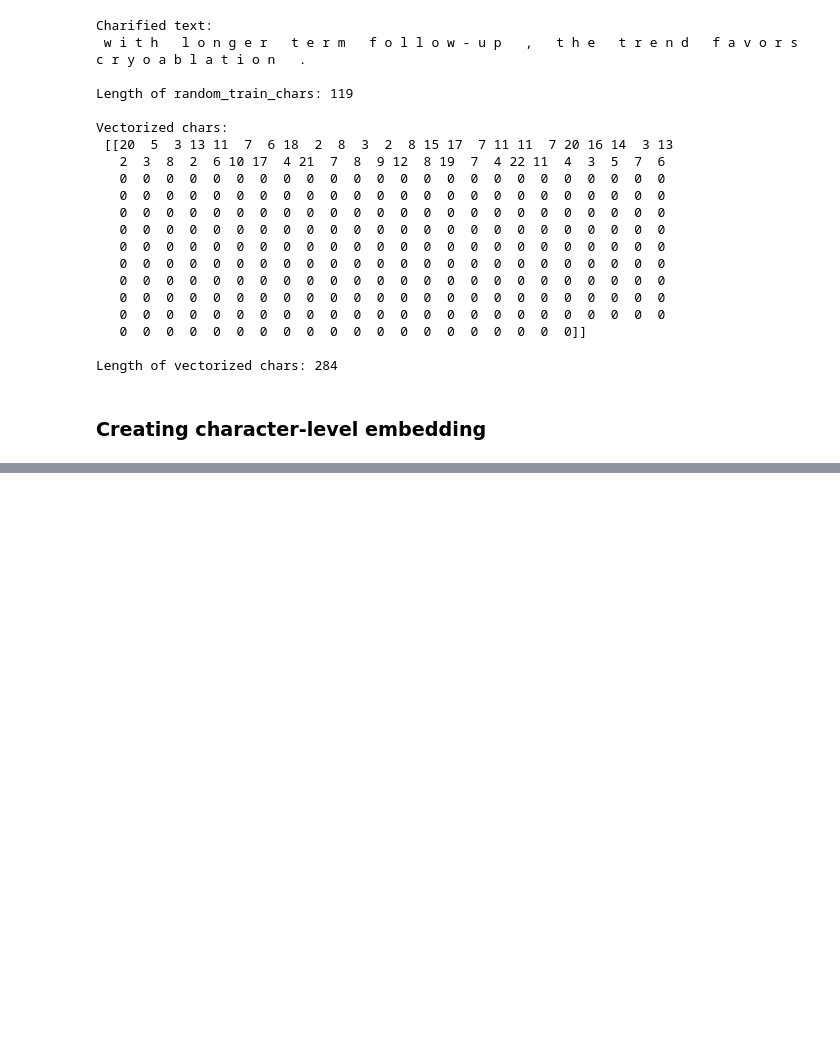
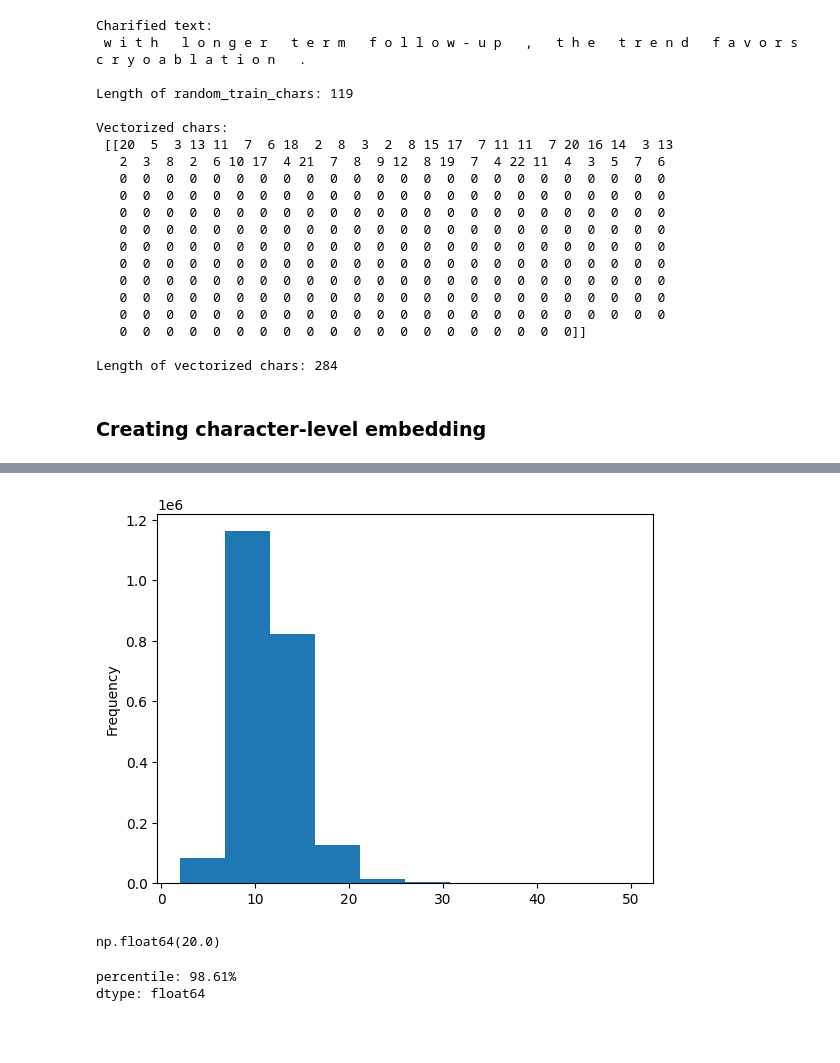
Before and after one commit to masrik-dev/skimlit-nlp-project, a Jupyter notebook: skimlit.ipynb, the cells around one changed output, grey strips where cells are left out. Saved outputs shown, nothing was run; the diff lists cells and outputs as text; code cells hidden in the pictures; blank space fills up the shorter version.

```diff
--- a/skimlit.ipynb
+++ b/skimlit.ipynb
@@ -423,0 +568,17 @@ Length of vectorized chars: 284
+# %%
+# Check the distributions of total lines
+train_df.total_lines.plot.hist();
+# %% [output]
+[figure, added]
+# %%
+# Check the coverage of a "total_lines" value of 20
+np.percentile(train_df.total_lines, 98)
+# %% [output]
+np.float64(20.0)
+# %%
+# Or we can use this code
+val = round((np.sum(train_df.total_lines <= 20) / len(train_df.total_lines)) * 100, 2)
+print(f"percentile: {val}%\ndtype: {type(val).__name__}")
+# %% [output]
+percentile: 98.61%
+dtype: float64
```
Also changed, not shown: parts of 12 cells of this notebook.
